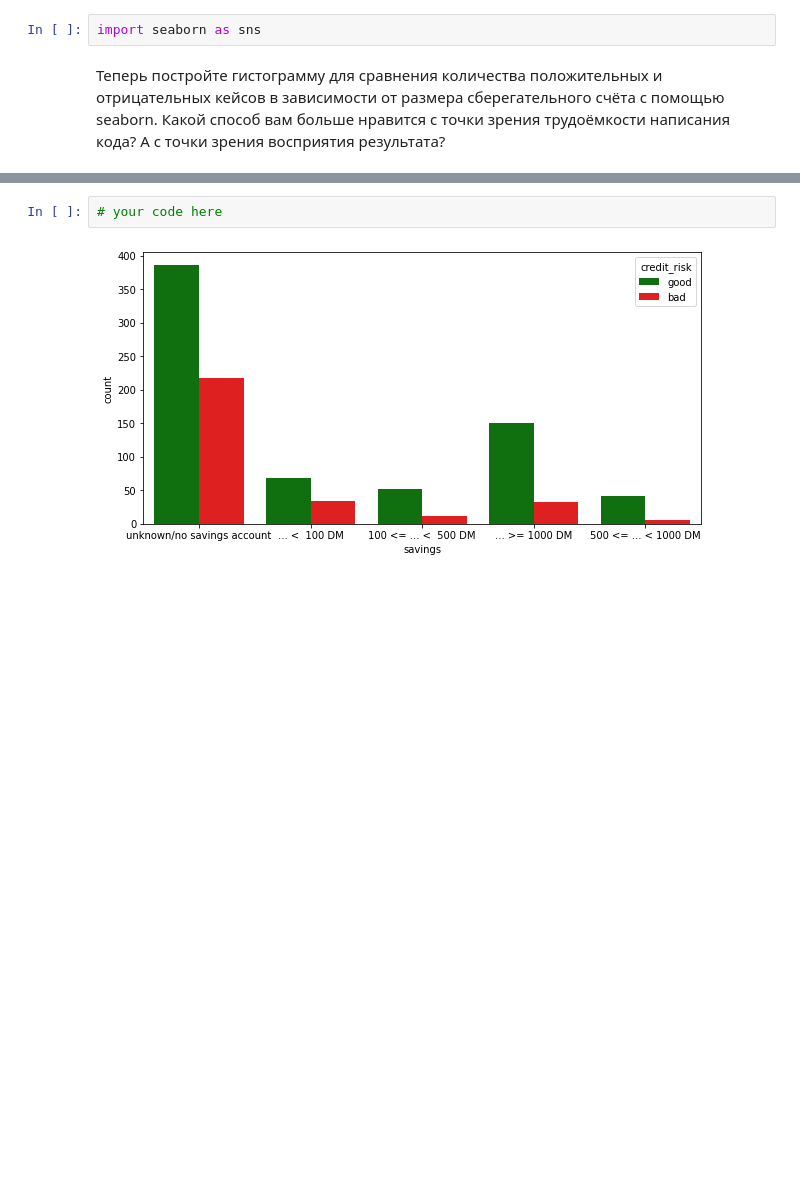
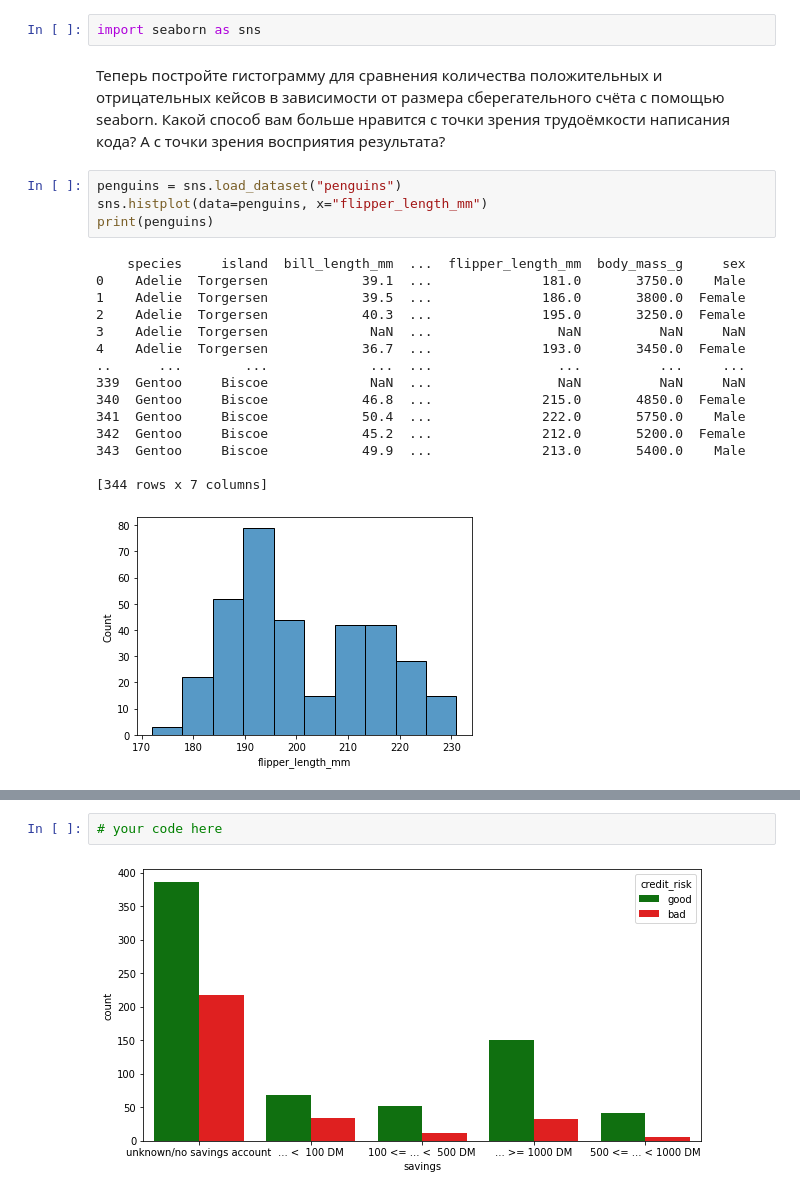
Before and after one commit to TyurinIvan/iad2021, a Jupyter notebook: hw3/hw03-EDA.ipynb, the cells around one changed output, grey strips where cells are left out. Drawn from its saved outputs; the diff is of its cells as text; blank space fills up the shorter version.

```diff
--- a/hw3/hw03-EDA.ipynb
+++ b/hw3/hw03-EDA.ipynb
@@ -171,3 +197,23 @@ plt.show()
 import seaborn as sns
 # %% [markdown]
 Теперь постройте гистограмму для сравнения количества положительных и отрицательных кейсов в зависимости от размера сберегательного счёта с помощью seaborn. Какой способ вам больше нравится с точки зрения трудоёмкости написания кода? А с точки зрения восприятия результата?
+# %%
+penguins = sns.load_dataset("penguins")
+sns.histplot(data=penguins, x="flipper_length_mm")
+print(penguins)
+# %% [output]
+    species     island  bill_length_mm  ...  flipper_length_mm  body_mass_g     sex
+0    Adelie  Torgersen            39.1  ...              181.0       3750.0    Male
+1    Adelie  Torgersen            39.5  ...              186.0       3800.0  Female
+2    Adelie  Torgersen            40.3  ...              195.0       3250.0  Female
+3    Adelie  Torgersen             NaN  ...                NaN          NaN     NaN
+4    Adelie  Torgersen            36.7  ...              193.0       3450.0  Female
+..      ...        ...             ...  ...                ...          ...     ...
+339  Gentoo     Biscoe             NaN  ...                NaN          NaN     NaN
+340  Gentoo     Biscoe            46.8  ...              215.0       4850.0  Female
+341  Gentoo     Biscoe            50.4  ...              222.0       5750.0    Male
+342  Gentoo     Biscoe            45.2  ...              212.0       5200.0  Female
+343  Gentoo     Biscoe            49.9  ...              213.0       5400.0    Male
+
+[344 rows x 7 columns]
+[figure, added]
```
Also changed, not shown: parts of 10 cells of this notebook.
